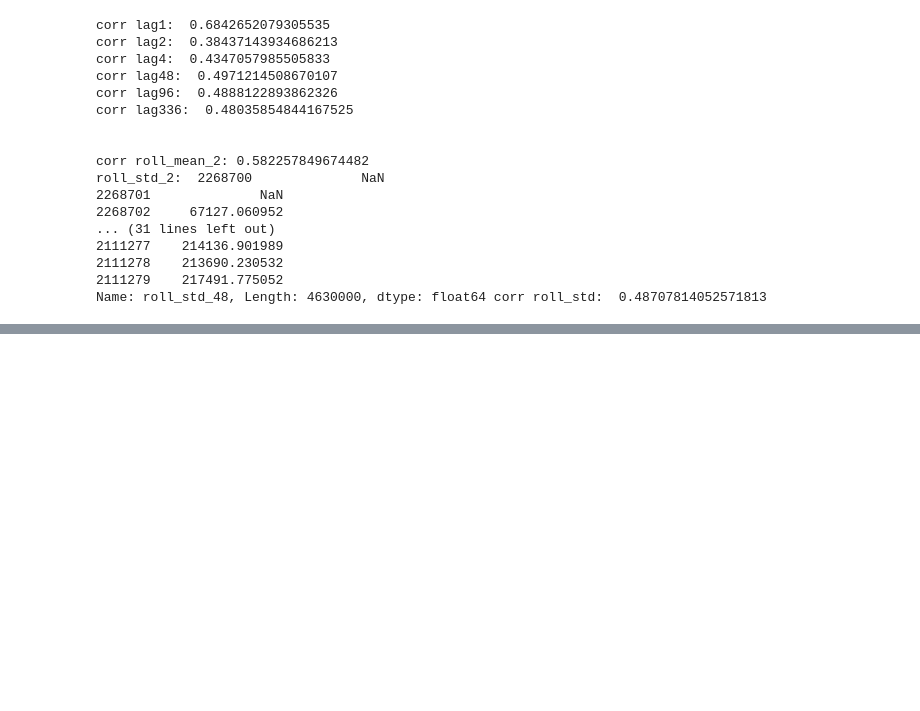
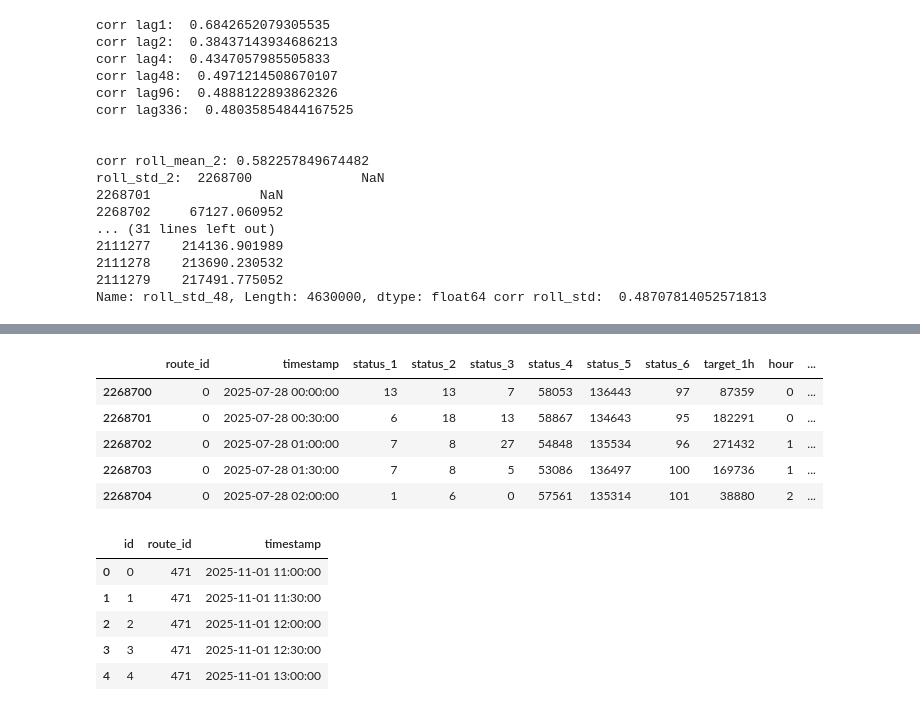
Before and after one commit to sypna504/Wb-hack, a Jupyter notebook: solution.ipynb, the cells around one changed output, grey strips where cells are left out. Cells and saved outputs as stored; diff of their text form; code cells hidden in the pictures; blank space fills up the shorter version.

```diff
--- a/solution.ipynb
+++ b/solution.ipynb
@@ -283,0 +233,16 @@ df.tail(10)
+# %%
+display(df.head())
+display(df_test.head())
+# %% [output]
+|  | route_id | timestamp | status_1 | status_2 | status_3 | status_4 | status_5 | status_6 | target_1h | hour | ... |
+| 2268700 | 0 | 2025-07-28 00:00:00 | 13 | 13 | 7 | 58053 | 136443 | 97 | 87359 | 0 | ... |
+| 2268701 | 0 | 2025-07-28 00:30:00 | 6 | 18 | 13 | 58867 | 134643 | 95 | 182291 | 0 | ... |
+| 2268702 | 0 | 2025-07-28 01:00:00 | 7 | 8 | 27 | 54848 | 135534 | 96 | 271432 | 1 | ... |
+| 2268703 | 0 | 2025-07-28 01:30:00 | 7 | 8 | 5 | 53086 | 136497 | 100 | 169736 | 1 | ... |
+| 2268704 | 0 | 2025-07-28 02:00:00 | 1 | 6 | 0 | 57561 | 135314 | 101 | 38880 | 2 | ... |
+|  | id | route_id | timestamp |
+| 0 | 0 | 471 | 2025-11-01 11:00:00 |
+| 1 | 1 | 471 | 2025-11-01 11:30:00 |
+| 2 | 2 | 471 | 2025-11-01 12:00:00 |
+| 3 | 3 | 471 | 2025-11-01 12:30:00 |
+| 4 | 4 | 471 | 2025-11-01 13:00:00 |
```
Also changed, not shown: parts of 28 cells of this notebook.
